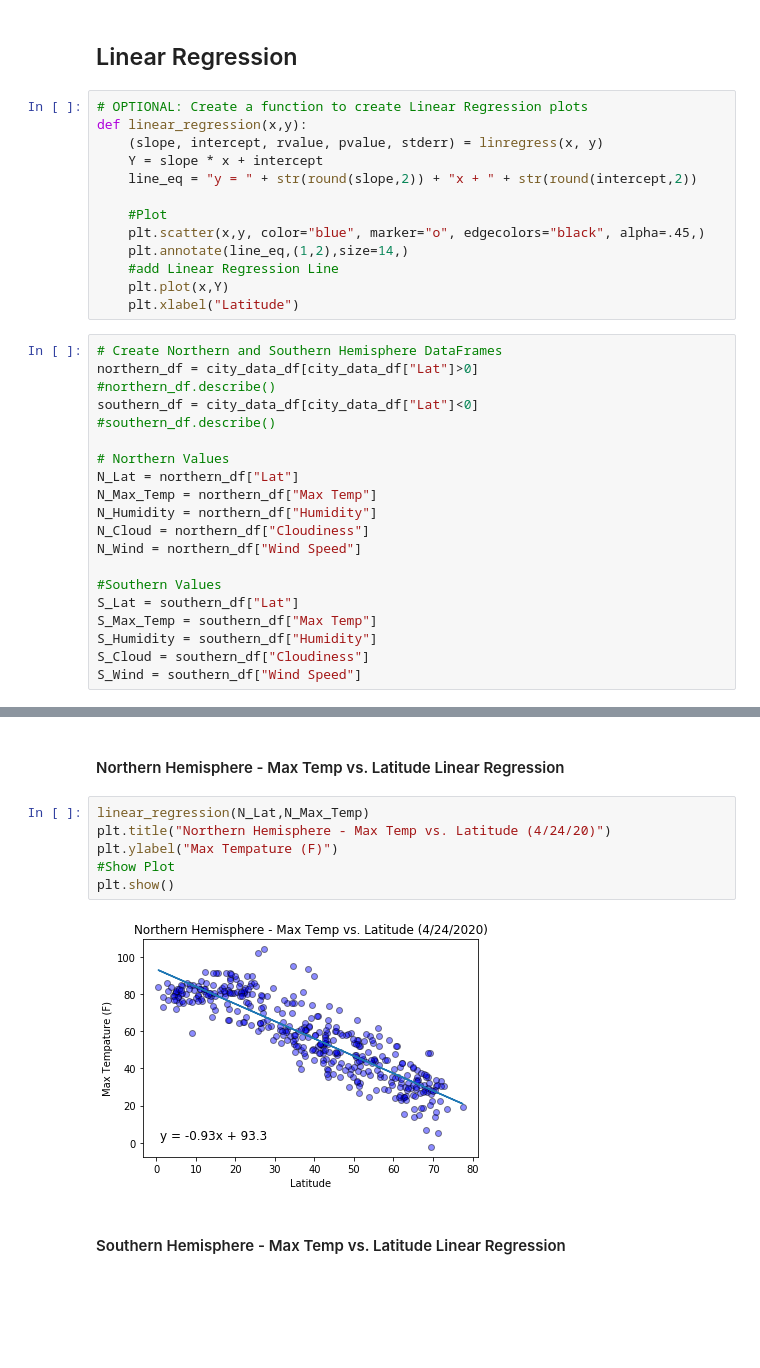
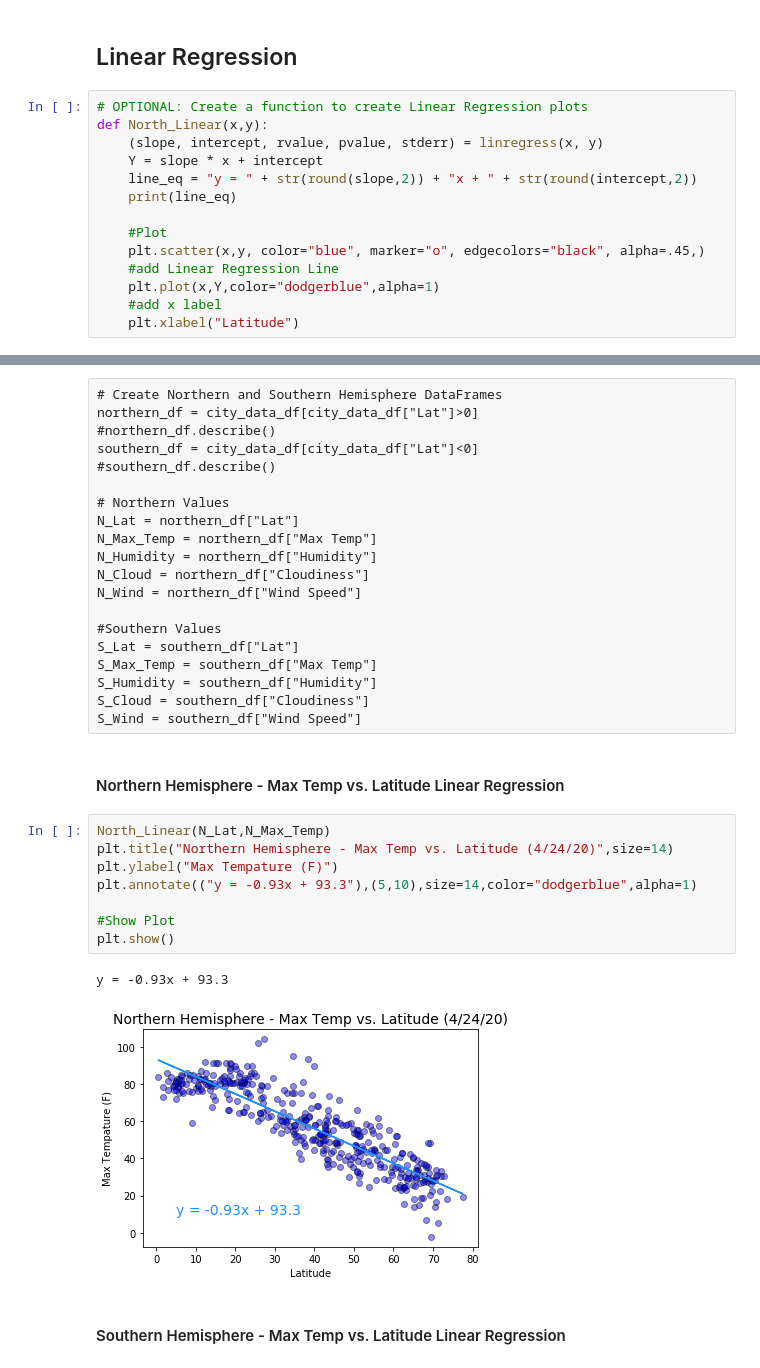
Before and after one commit to JPHebert32/python-api-challenge, a Jupyter notebook: WeatherPY/WeatherPY.ipynb, the cells around one changed output, grey strips where cells are left out. Saved outputs shown, nothing was run; the diff lists cells and outputs as text; blank space fills up the shorter version.

```diff
--- a/WeatherPY/WeatherPY.ipynb
+++ b/WeatherPY/WeatherPY.ipynb
@@ -225,34 +219,15 @@ plt.show()
 ## Linear Regression
 # %%
 # OPTIONAL: Create a function to create Linear Regression plots
-def linear_regression(x,y):
+def North_Linear(x,y):
     (slope, intercept, rvalue, pvalue, stderr) = linregress(x, y)
     Y = slope * x + intercept
     line_eq = "y = " + str(round(slope,2)) + "x + " + str(round(intercept,2))
+    print(line_eq)
 
     #Plot
     plt.scatter(x,y, color="blue", marker="o", edgecolors="black", alpha=.45,)
-    plt.annotate(line_eq,(1,2),size=14,)
     #add Linear Regression Line
-    plt.plot(x,Y)
+    plt.plot(x,Y,color="dodgerblue",alpha=1)
+    #add x label
     plt.xlabel("Latitude")
-# %%
-# Create Northern and Southern Hemisphere DataFrames
-northern_df = city_data_df[city_data_df["Lat"]>0]
-#northern_df.describe()
-southern_df = city_data_df[city_data_df["Lat"]<0]
-#southern_df.describe()
-
-# Northern Values
-N_Lat = northern_df["Lat"]
-N_Max_Temp = northern_df["Max Temp"]
-N_Humidity = northern_df["Humidity"]
-N_Cloud = northern_df["Cloudiness"]
-N_Wind = northern_df["Wind Speed"]
-
-#Southern Values
-S_Lat = southern_df["Lat"]
-S_Max_Temp = southern_df["Max Temp"]
-S_Humidity = southern_df["Humidity"]
-S_Cloud = southern_df["Cloudiness"]
-S_Wind = southern_df["Wind Speed"]
@@ -259,13 +248,36 @@ S_Wind = southern_df["Wind Speed"]
+# %% [raw]
+# Create Northern and Southern Hemisphere DataFrames
+northern_df = city_data_df[city_data_df["Lat"]>0]
+#northern_df.describe()
+southern_df = city_data_df[city_data_df["Lat"]<0]
+#southern_df.describe()
+
+# Northern Values
+N_Lat = northern_df["Lat"]
+N_Max_Temp = northern_df["Max Temp"]
+N_Humidity = northern_df["Humidity"]
+N_Cloud = northern_df["Cloudiness"]
+N_Wind = northern_df["Wind Speed"]
+
+#Southern Values
+S_Lat = southern_df["Lat"]
+S_Max_Temp = southern_df["Max Temp"]
+S_Humidity = southern_df["Humidity"]
+S_Cloud = southern_df["Cloudiness"]
+S_Wind = southern_df["Wind Speed"]
 # %% [markdown]
 ####  Northern Hemisphere - Max Temp vs. Latitude Linear Regression
 # %%
-linear_regression(N_Lat,N_Max_Temp)
-plt.title("Northern Hemisphere - Max Temp vs. Latitude (4/24/20)")
+North_Linear(N_Lat,N_Max_Temp)
+plt.title("Northern Hemisphere - Max Temp vs. Latitude (4/24/20)",size=14)
 plt.ylabel("Max Tempature (F)")
+plt.annotate(("y = -0.93x + 93.3"),(5,10),size=14,color="dodgerblue",alpha=1)
+
 #Show Plot
 plt.show()
 # %% [output]
+y = -0.93x + 93.3
-[figure, old version]
+[figure, new version]
 # %% [markdown]
 ####  Southern Hemisphere - Max Temp vs. Latitude Linear Regression
 # %%
```
Also changed, not shown: parts of 15 cells of this notebook.
